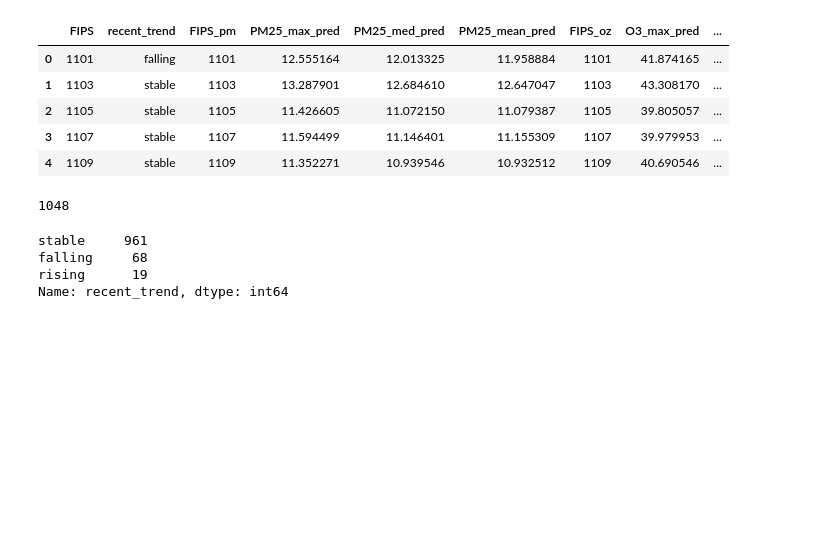
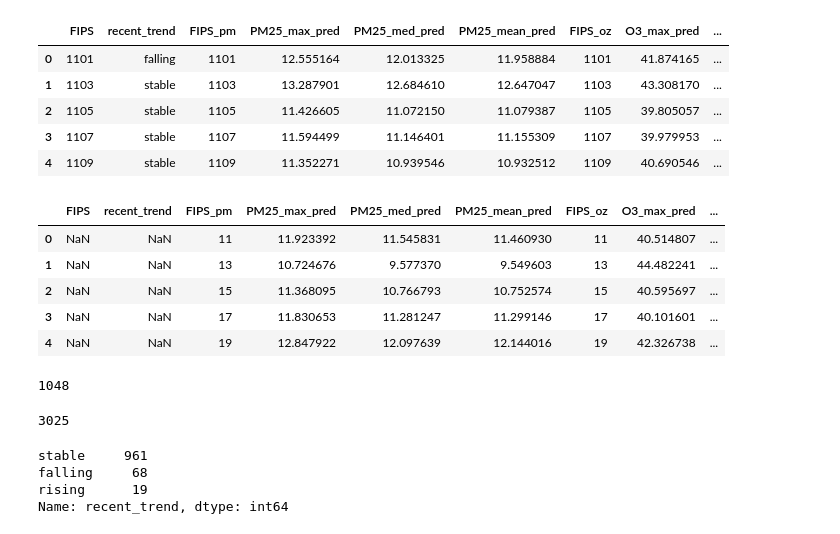
Before and after one commit to cbeckler/eco_cancer_incidence_rates, a Jupyter notebook: ETL.ipynb, the cells around one changed output. Saved outputs shown, nothing was run; the diff lists cells and outputs as text; code cells hidden in the pictures; blank space fills up the shorter version.

```diff
--- a/ETL.ipynb
+++ b/ETL.ipynb
@@ -242,3 +383,11 @@ oz_agg.head()
 | 2 | 15 | 41.139416 | 40.185889 | 40.162437 |
 | 3 | 17 | 40.505549 | 39.399455 | 39.389288 |
 | 4 | 19 | 42.714107 | 41.096201 | 41.085945 |
+# %%
+#aggreagate ozone data by county
+
+oz_pred_agg = oz_pred.groupby(['FIPS_oz']).agg({'O3_max_pred':'mean','O3_med_pred':'mean','O3_mean_pred':'mean'})
+
+oz_pred_agg.reset_index(inplace=True)
+
+oz_pred_agg.head()
@@ -296,3 +499,9 @@ final_df.head()
 | 2 | 1105 | stable | 1105 | 11.426605 | 11.072150 | 11.079387 |
 | 3 | 1107 | stable | 1107 | 11.594499 | 11.146401 | 11.155309 |
 | 4 | 1109 | stable | 1109 | 11.352271 | 10.939546 | 10.932512 |
+# %%
+# merge null cancer and pollution data--right join to keep all pollution data, cancer nulls are okay
+
+pred_df = pd.merge(null_cancer, pm_pred_agg, how='right', left_on='FIPS', right_on='FIPS_pm')
+
+pred_df.head()
@@ -315,12 +535,29 @@ final_df.head()
 | 2 | 1105 | stable | 1105 | 11.426605 | 11.072150 | 11.079387 | 1105 | 39.805057 | ... |
 | 3 | 1107 | stable | 1107 | 11.594499 | 11.146401 | 11.155309 | 1107 | 39.979953 | ... |
 | 4 | 1109 | stable | 1109 | 11.352271 | 10.939546 | 10.932512 | 1109 | 40.690546 | ... |
+# %%
+# merge ozone data--want matches for both pm and ozone
+
+pred_df = pd.merge(pred_df, oz_pred_agg, how='inner', left_on='FIPS_pm', right_on='FIPS_oz')
+
+pred_df.head()
+# %% [output]
+|  | FIPS | recent_trend | FIPS_pm | PM25_max_pred | PM25_med_pred | PM25_mean_pred | FIPS_oz | O3_max_pred | ... |
+| 0 | NaN | NaN | 11 | 11.923392 | 11.545831 | 11.460930 | 11 | 40.514807 | ... |
+| 1 | NaN | NaN | 13 | 10.724676 | 9.577370 | 9.549603 | 13 | 44.482241 | ... |
+| 2 | NaN | NaN | 15 | 11.368095 | 10.766793 | 10.752574 | 15 | 40.595697 | ... |
+| 3 | NaN | NaN | 17 | 11.830653 | 11.281247 | 11.299146 | 17 | 40.101601 | ... |
+| 4 | NaN | NaN | 19 | 12.847922 | 12.097639 | 12.144016 | 19 | 42.326738 | ... |
 # %%
 # get count of matches
 
 len(final_df)
 # %% [output]
 1048
+# %%
+len(pred_df)
+# %% [output]
+3025
 # %%
 # get count of label distribution
 
```
Also changed, not shown: parts of 26 cells of this notebook.
